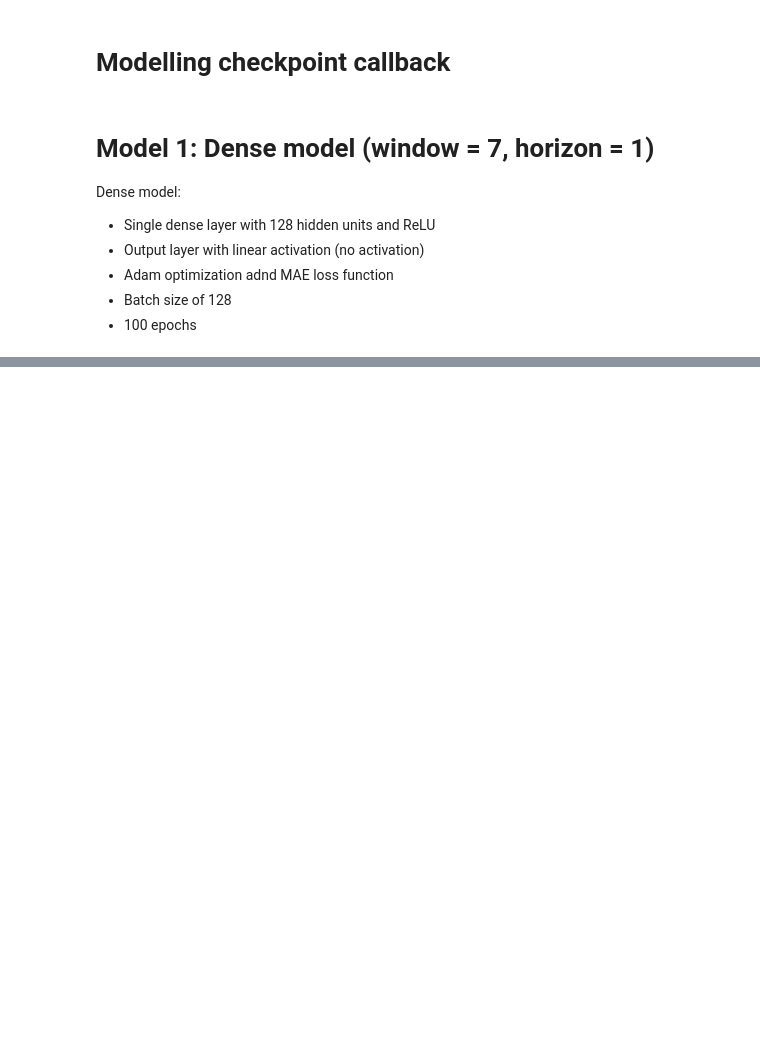
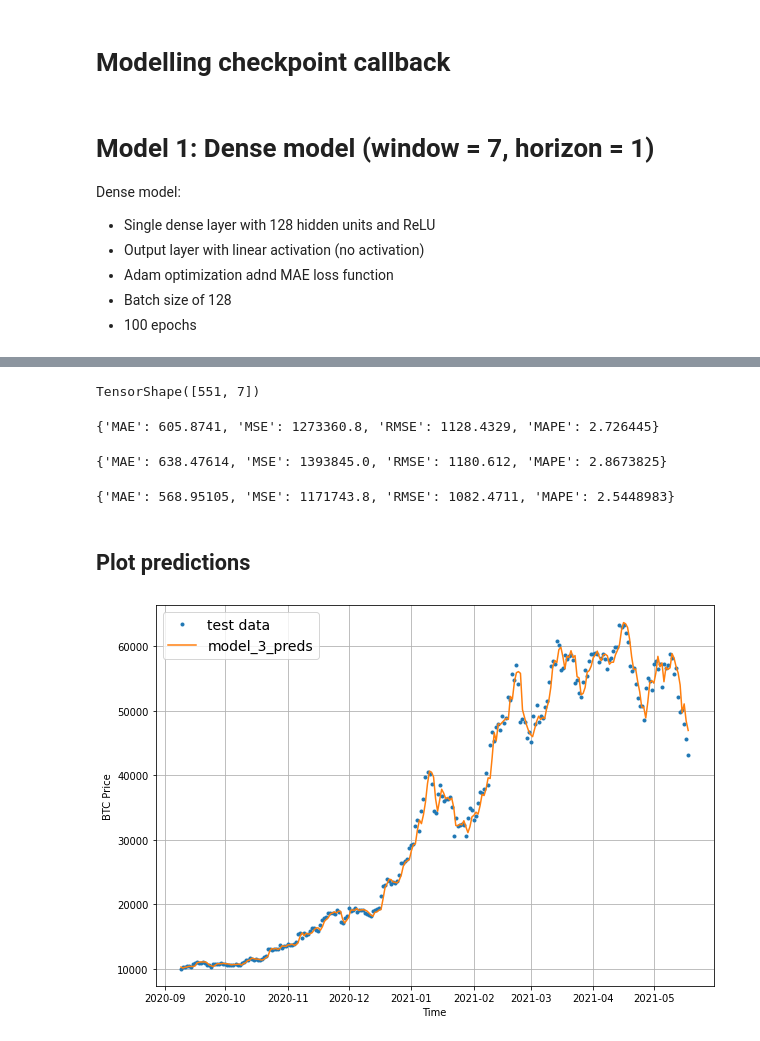
Before and after one commit to Krykiet/TF_training, a Jupyter notebook: 10_time_series.ipynb, the cells around one changed output, grey strips where cells are left out. Saved outputs shown, nothing was run; the diff lists cells and outputs as text; code cells hidden in the pictures; blank space fills up the shorter version.

```diff
--- a/10_time_series.ipynb
+++ b/10_time_series.ipynb
@@ -628,0 +811,4 @@ model_1.evaluate(test_windows, test_labels)
+# %%
+# Load in best performing model
+model_3 = tf.keras.models.load_model("/content/model_experiments/model_3_dense")
+model_3.evaluate(test_windows, test_labels)
@@ -628,0 +818,4 @@ model_1.evaluate(test_windows, test_labels)
+# %%
+# Get predictions
+model_3_preds = make_preds(model_3, input_data=test_windows)
+model_3_preds[:10]
@@ -628,0 +845,30 @@ model_1.evaluate(test_windows, test_labels)
+# %%
+tf.squeeze(test_labels).shape
+# %% [output]
+TensorShape([551, 7])
+# %%
+# Evaluate results for model 2 predictions
+model_3_results = evaluate_preds(y_true=tf.squeeze(test_labels),
+                                 y_pred=model_3_preds)
+model_3_results
+# %% [output]
+{'MAE': 605.8741, 'MSE': 1273360.8, 'RMSE': 1128.4329, 'MAPE': 2.726445}
+# %%
+model_2_results
+# %% [output]
+{'MAE': 638.47614, 'MSE': 1393845.0, 'RMSE': 1180.612, 'MAPE': 2.8673825}
+# %%
+model_1_results
+# %% [output]
+{'MAE': 568.95105, 'MSE': 1171743.8, 'RMSE': 1082.4711, 'MAPE': 2.5448983}
+# %% [markdown]
+## Plot predictions
+# %%
+# Plot predictions
+offset=300
+plt.figure(figsize=(10, 7))
+
+plot_time_series(timesteps=X_test[-len(test_windows):], values=test_labels[:, 0], start=offset, label="test data")
+plot_time_series(timesteps=X_test[-len(test_windows):], values=model_3_preds, start=offset, format="-", label="model_3_preds")
+# %% [output]
+[figure, added]
```
Also changed, not shown: parts of 55 cells of this notebook.
